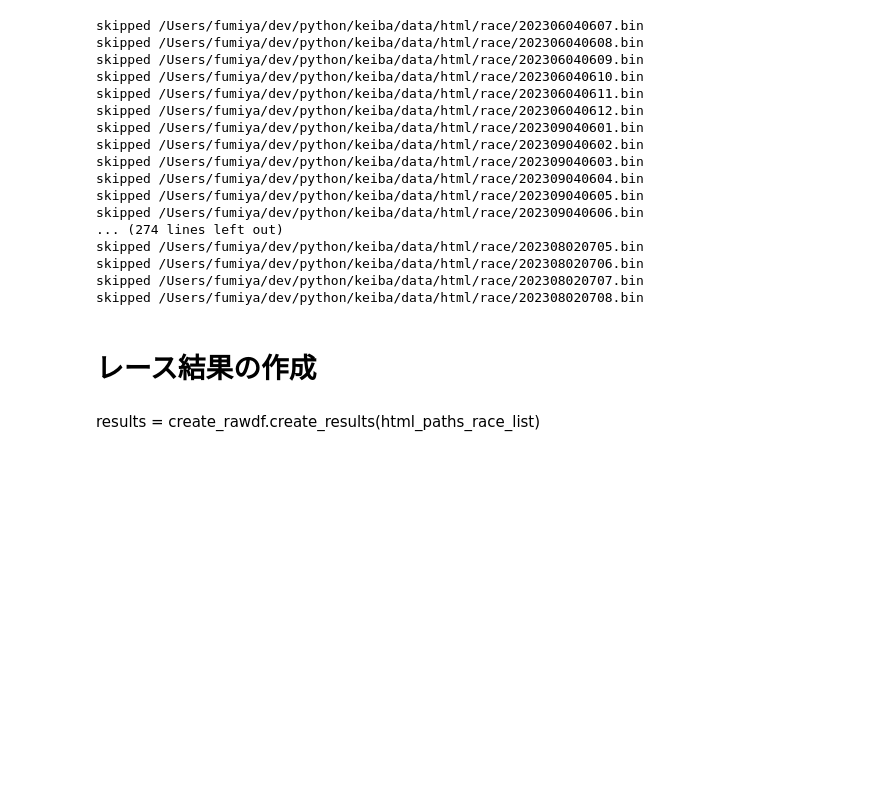
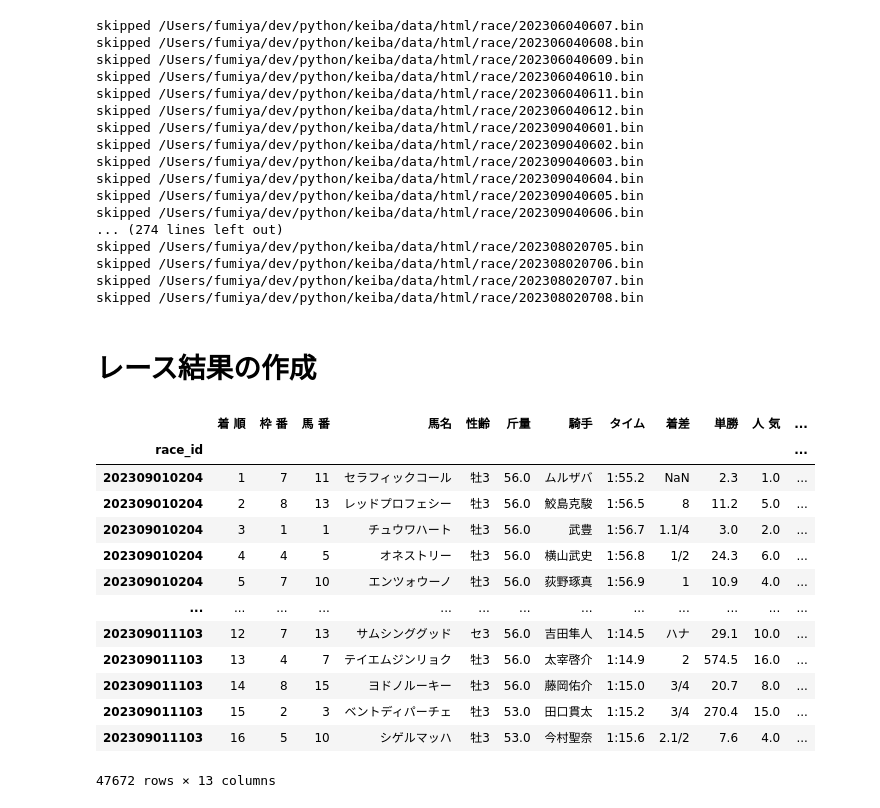
Before and after one commit to Fumiya-Kito/keiba, a Jupyter notebook: src/main.ipynb, the cells around one changed output. Cells and saved outputs as stored; diff of their text form; code cells hidden in the pictures; blank space fills up the shorter version.

```diff
--- a/src/main.ipynb
+++ b/src/main.ipynb
@@ -125,5 +125,23 @@ skipped /Users/fumiya/dev/python/keiba/data/html/race/202308020707.bin
 skipped /Users/fumiya/dev/python/keiba/data/html/race/202308020708.bin
 # %% [markdown]
 # レース結果の作成
-# %% [markdown]
-results = create_rawdf.create_results(html_paths_race_list)
+# %%
+html_path_list = list(RACE_DETAIL_HTML_DIR.glob("*"))
+results = create_rawdf.create_results(html_path_list)
+# %%
+results
+# %% [output]
+|  | 着 順 | 枠 番 | 馬 番 | 馬名 | 性齢 | 斤量 | 騎手 | タイム | 着差 | 単勝 | 人 気 | ... |
+| race_id |  |  |  |  |  |  |  |  |  |  |  | ... |
+| 202309010204 | 1 | 7 | 11 | セラフィックコール | 牡3 | 56.0 | ムルザバ | 1:55.2 | NaN | 2.3 | 1.0 | ... |
+| 202309010204 | 2 | 8 | 13 | レッドプロフェシー | 牡3 | 56.0 | 鮫島克駿 | 1:56.5 | 8 | 11.2 | 5.0 | ... |
+| 202309010204 | 3 | 1 | 1 | チュウワハート | 牡3 | 56.0 | 武豊 | 1:56.7 | 1.1/4 | 3.0 | 2.0 | ... |
+| 202309010204 | 4 | 4 | 5 | オネストリー | 牡3 | 56.0 | 横山武史 | 1:56.8 | 1/2 | 24.3 | 6.0 | ... |
+| 202309010204 | 5 | 7 | 10 | エンツォウーノ | 牡3 | 56.0 | 荻野琢真 | 1:56.9 | 1 | 10.9 | 4.0 | ... |
+| ... | ... | ... | ... | ... | ... | ... | ... | ... | ... | ... | ... | ... |
+| 202309011103 | 12 | 7 | 13 | サムシンググッド | セ3 | 56.0 | 吉田隼人 | 1:14.5 | ハナ | 29.1 | 10.0 | ... |
+| 202309011103 | 13 | 4 | 7 | テイエムジンリョク | 牡3 | 56.0 | 太宰啓介 | 1:14.9 | 2 | 574.5 | 16.0 | ... |
+| 202309011103 | 14 | 8 | 15 | ヨドノルーキー | 牡3 | 56.0 | 藤岡佑介 | 1:15.0 | 3/4 | 20.7 | 8.0 | ... |
+| 202309011103 | 15 | 2 | 3 | ベントディパーチェ | 牡3 | 53.0 | 田口貫太 | 1:15.2 | 3/4 | 270.4 | 15.0 | ... |
+| 202309011103 | 16 | 5 | 10 | シゲルマッハ | 牡3 | 53.0 | 今村聖奈 | 1:15.6 | 2.1/2 | 7.6 | 4.0 | ... |
+47672 rows × 13 columns
```
